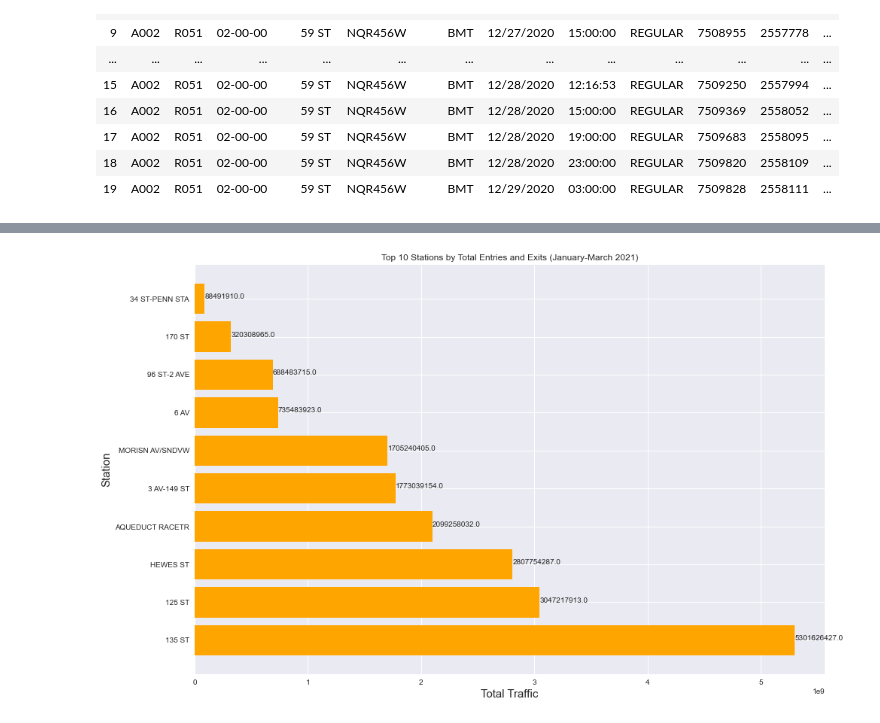
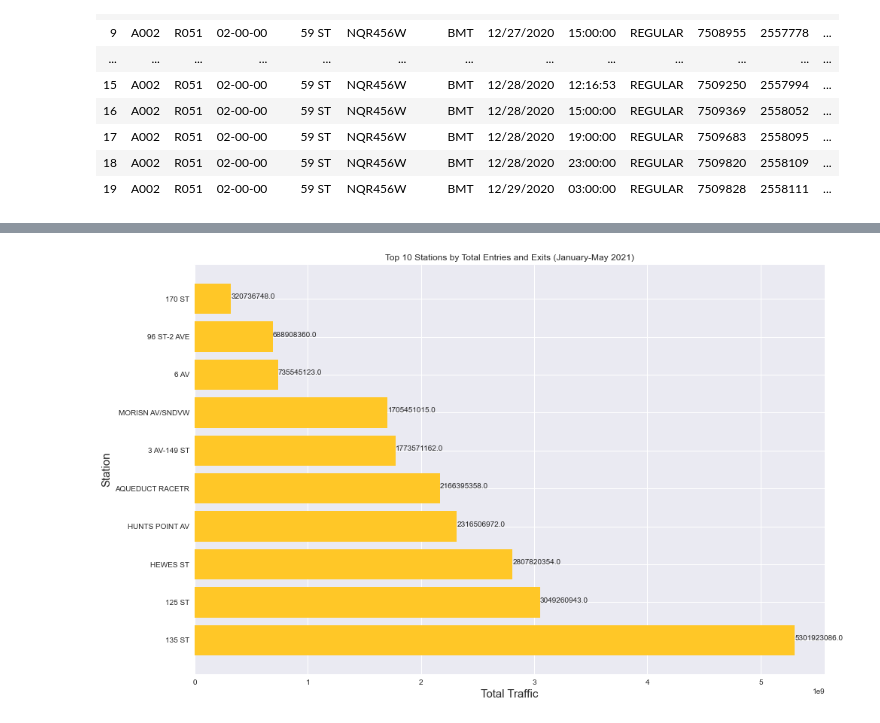
Before and after one commit to SaraAlAbdulsalam/EDA_MTA_Project, a Jupyter notebook: MTA Analysis.ipynb, the cells around one changed output, grey strips where cells are left out. Saved outputs shown, nothing was run; the diff lists cells and outputs as text; code cells hidden in the pictures.

```diff
--- a/MTA Analysis.ipynb
+++ b/MTA Analysis.ipynb
@@ -150,3 +150,3 @@ turnstiles_df
 # %%
 #Add a column for the total traffic (ENTRIES_NUM + EXITS_NUM) and name it busy
-turnstiles_df['busy'] = turnstiles_df['ENTRIES_NUM'].values + turnstiles_df['EXITS_NUM'].values
+turnstiles_df['Congestion'] = turnstiles_df['ENTRIES_NUM'].values + turnstiles_df['EXITS_NUM'].values
@@ -169,18 +174,18 @@ turnstiles_df
 # %%
 #get the top 10 station of total traffic
-top_10_STATIONs =turnstiles_df.groupby(['STATION']).agg({'busy': sum}).sort_values(by = 'busy', ascending = False).reset_index().head(10)
+top_10_STATIONs =turnstiles_df.groupby(['STATION']).agg({'Congestion': sum}).sort_values(by = 'Congestion', ascending = False).reset_index().head(10)
 
 #plot them aginst their busy (total traffic) values
 plt.figure(figsize=(15,10))
-plt.title('Top 10 Stations by Total Entries and Exits (January-March 2021)')
+plt.title('Top 10 Stations by Total Entries and Exits (January-May 2021)')
 plt.xlabel('Total Traffic', fontsize= 15,family='sans-serif')
 plt.ylabel('Station', fontsize= 15,family='sans-serif');
-plt.barh(top_10_STATIONs['STATION'],top_10_STATIONs['busy'],color ='orange')
+plt.barh(top_10_STATIONs['STATION'],top_10_STATIONs['Congestion'],color ='#FFC727')
 
 #show the value for each bar
-for index, value in enumerate(top_10_STATIONs['busy']):
+for index, value in enumerate(top_10_STATIONs['Congestion']):
     plt.text(value,index,str(value))
 
 plt.show()
 # %% [output]
-[figure, old version]
+[figure, new version]
```
Also changed, not shown: parts of 17 cells of this notebook.
